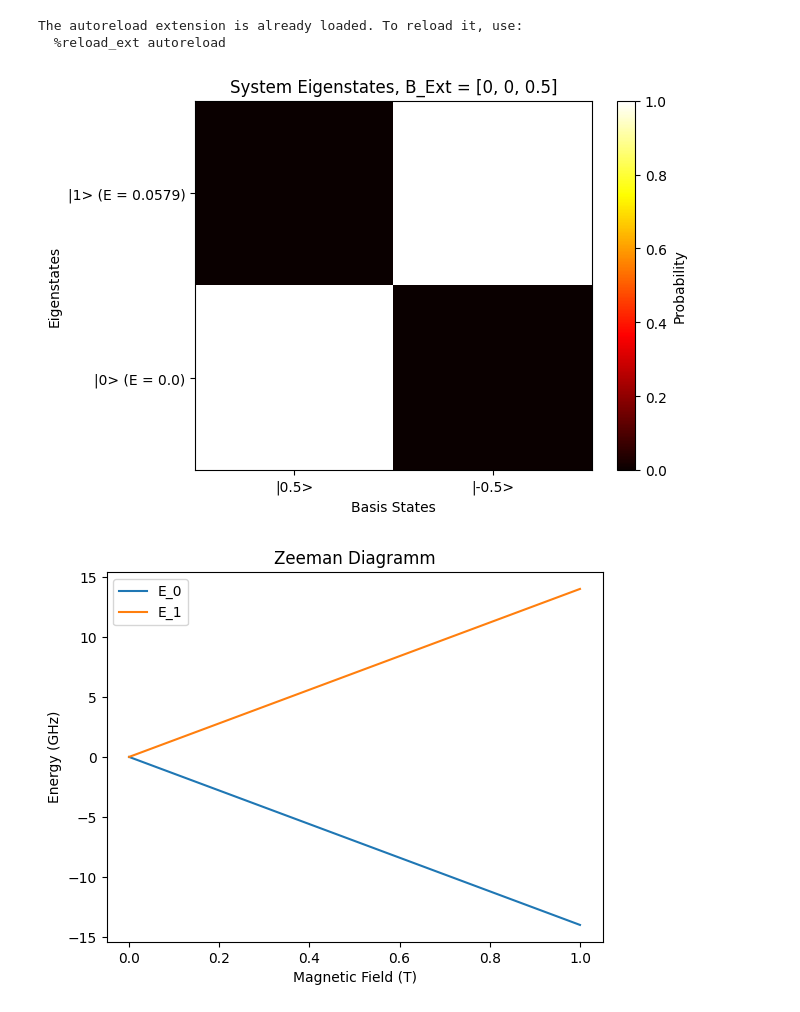
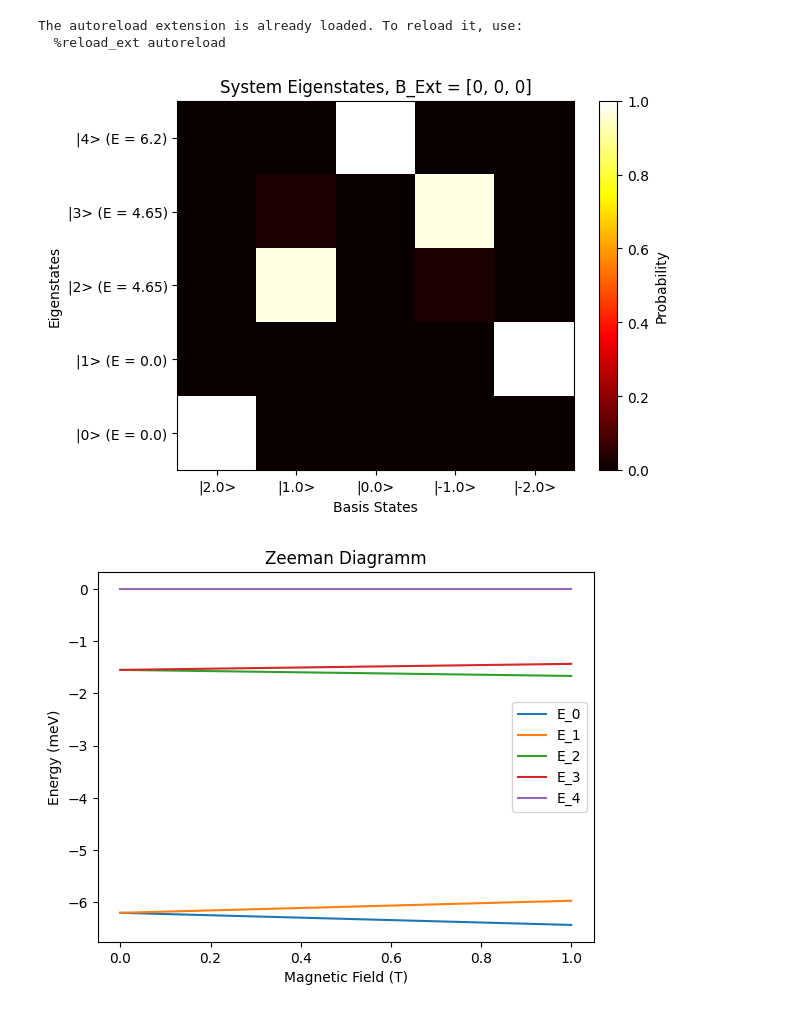
Before and after one commit to WillkeLab/Spinfinity, a Jupyter notebook: spinsimulation/test_3rdOrder.ipynb, the cells around one changed output. Cells and saved outputs as stored; diff of their text form; code cells hidden in the pictures.

```diff
--- a/spinsimulation/test_3rdOrder.ipynb
+++ b/spinsimulation/test_3rdOrder.ipynb
@@ -23,18 +23,20 @@ The autoreload extension is already loaded. To reload it, use:
   %reload_ext autoreload
 # %%
 # Define the Spin System
-spinsys=SpinSys([0.5])
+spinsys=SpinSys([2])
 
+spinsys.Dvector = [-1.55]
+spinsys.Evector = [0.31]
 # Add the Spin Hamiltonian parameters
-spinsys.B=[0,0,0.5] #Add a magnetic field in Tesla
+spinsys.B=[0,0,00] #Add a magnetic field in Tesla
 spinsys.BTip=[1e-7,0,0] # Add a tipfield for driving
 spinsys.T=1
 
 vis.plotEigenMatrix(spinsys)
 vis.plotZeemanDiagramm(spinsys)
 # %% [output]
-[figure, old version]
+[figure, new version]
-[figure, old version]
+[figure, new version]
 # %%
 # dIdV Calculation
 spinsys.T=0.5
```
Also changed, not shown: parts of 2 cells of this notebook, 1 other file.
